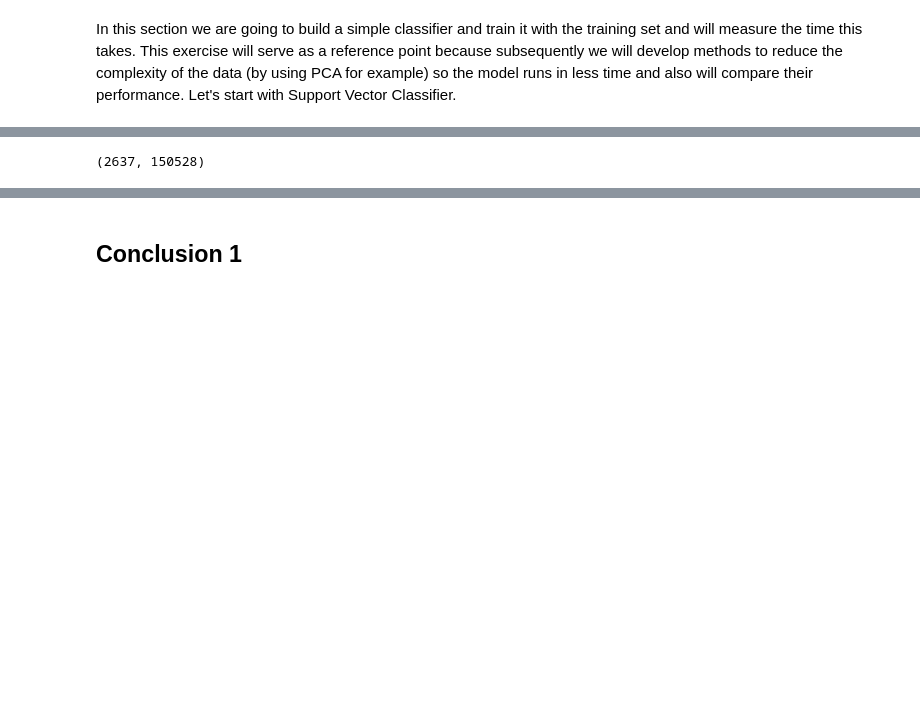
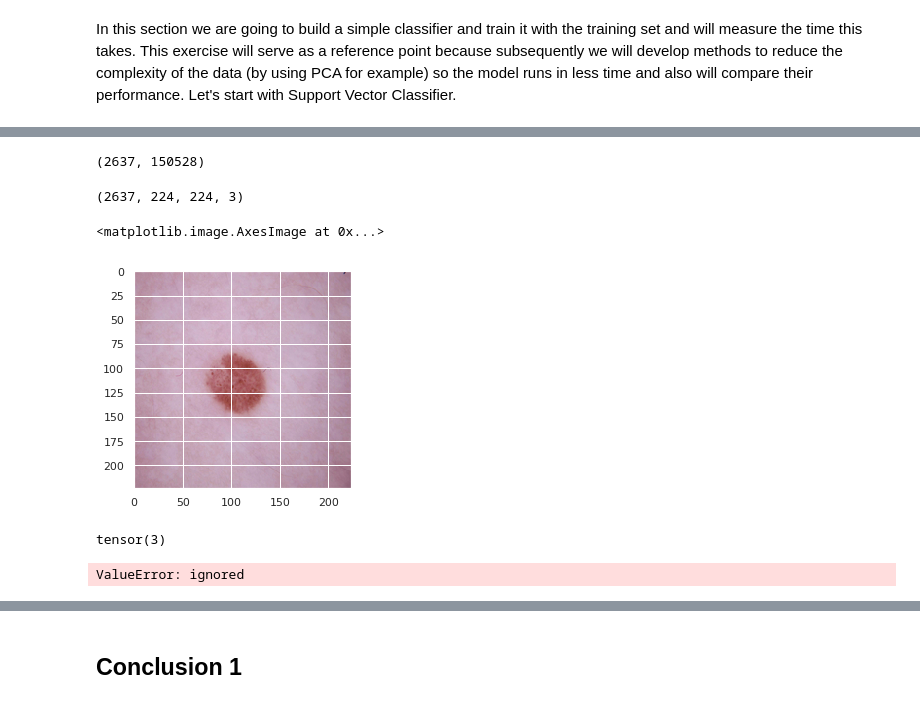
Before and after one commit to carloscarvajal1cc/Skin-cancer-detection-with-PCA-and-Deep-Learning, a Jupyter notebook: Assigment2_MachineLearning.ipynb, the cells around one changed output, grey strips where cells are left out. Cells and saved outputs as stored; diff of their text form; code cells hidden in the pictures; blank space fills up the shorter version.

```diff
--- a/Assigment2_MachineLearning.ipynb
+++ b/Assigment2_MachineLearning.ipynb
@@ -301,8 +364,25 @@ In this section we are going to build a simple classifier and train it with the
 # %%
 n_images, h, w, d = X_train.shape
-X_train = X_train.reshape((n_images,h*w*d))
 
 
-X_train.shape
+X_= np.copy(X_train.reshape([n_images,-1]))
-# %% [output]
-(2637, 150528)
+# %%
+X_.shape
+# %% [output]
+(2637, 150528)
+# %%
+y = X_.reshape([2637,224,224,3])
+# %%
+y.shape
+# %% [output]
+(2637, 224, 224, 3)
+# %%
+plt.imshow(y[1])
+# %% [output]
+<matplotlib.image.AxesImage at 0x...>
+[figure, added]
+# %%
+x = torch.tensor(3)
+x
+# %% [output]
+tensor(3)
@@ -308,0 +392,4 @@ X_train.shape
+# %%
+np.maximum(X_[:,:,1])
+# %% [output]
+ValueError: ignored
```
Also changed, not shown: parts of 90 cells of this notebook.
